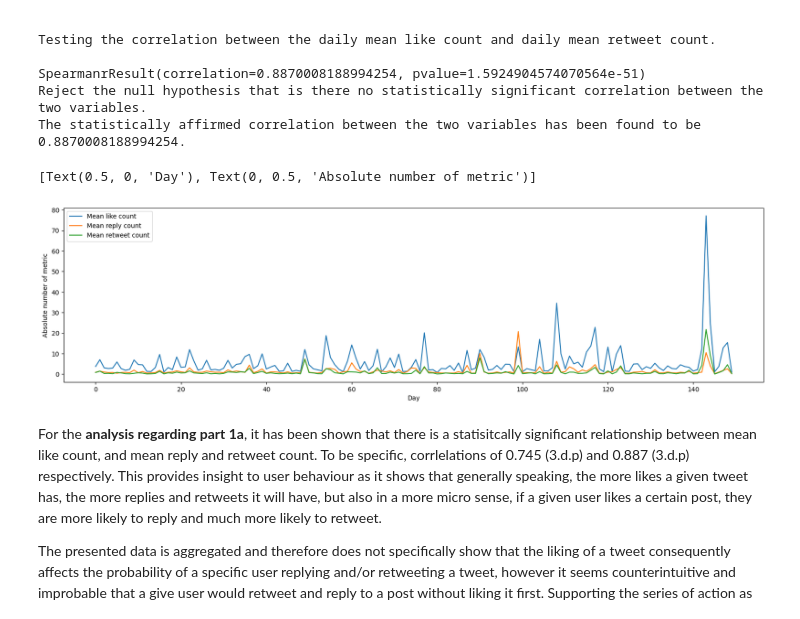
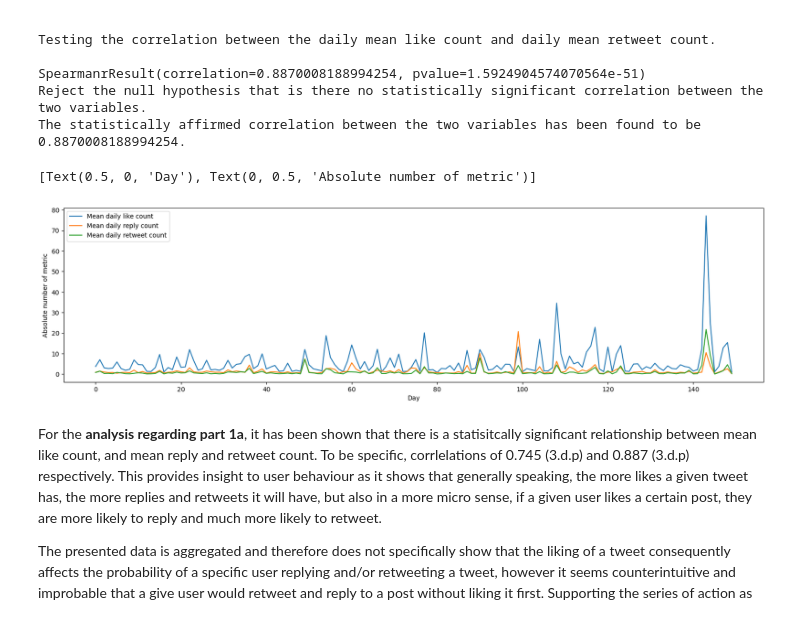
Before and after one commit to MurasatoNaoya/Proof-of-Concept-Banking-System-and-BTC-Market-Price-Tracking-Sentiment-Analysis-Projects, a Jupyter notebook: Courseworks/Part 2/SDPA_p2.ipynb, the cells around one changed output. Drawn from its saved outputs; the diff is of its cells as text; code cells hidden in the pictures.

```diff
--- a/Courseworks/Part 2/SDPA_p2.ipynb
+++ b/Courseworks/Part 2/SDPA_p2.ipynb
@@ -364,13 +449,13 @@ The statistically affirmed correlation between the two variables has been found
 # %%
 # Plotting line graph to visualise correlation, (transformations applied where necessary).
 
 plt.figure(figsize=(20, 5))
-sns.lineplot(x = df_bitcoin.index, y = 'Mean like count', data = df_bitcoin, label = 'Mean like count ').set(xlabel = 'Day', ylabel = 'Absolute number of metric')
-sns.lineplot(x = df_bitcoin.index, y = 'Mean reply count', data = df_bitcoin, label = 'Mean reply count').set(xlabel = 'Day', ylabel = 'Absolute number of metrice')
-sns.lineplot(x = df_bitcoin.index, y = 'Mean retweet count', data = df_bitcoin, label = 'Mean retweet count').set(xlabel = 'Day', ylabel = 'Absolute number of metric')
+sns.lineplot(x = df_bitcoin.index, y = 'Mean like count', data = df_bitcoin, label = 'Mean daily like count ').set(xlabel = 'Day', ylabel = 'Absolute number of metric')
+sns.lineplot(x = df_bitcoin.index, y = 'Mean reply count', data = df_bitcoin, label = 'Mean daily reply count').set(xlabel = 'Day', ylabel = 'Absolute number of metrice')
+sns.lineplot(x = df_bitcoin.index, y = 'Mean retweet count', data = df_bitcoin, label = 'Mean daily retweet count').set(xlabel = 'Day', ylabel = 'Absolute number of metric')
 # %% [output]
 [Text(0.5, 0, 'Day'), Text(0, 0.5, 'Absolute number of metric')]
-[figure, old version]
+[figure, new version]
 # %% [markdown]
 For the **analysis regarding part 1a**, it has been shown that there is a statisitcally significant relationship between mean like count, and mean reply and retweet count. To be specific, corrlelations of 0.745 (3.d.p) and 0.887 (3.d.p) respectively. This provides insight to user behaviour as it shows that generally speaking, the more likes a given tweet has, the more replies and retweets it will have, but also in a more micro sense, if a given user likes a certain post, they are more likely to reply and much more likely to retweet.
 
```
Also changed, not shown: parts of 18 cells of this notebook.
